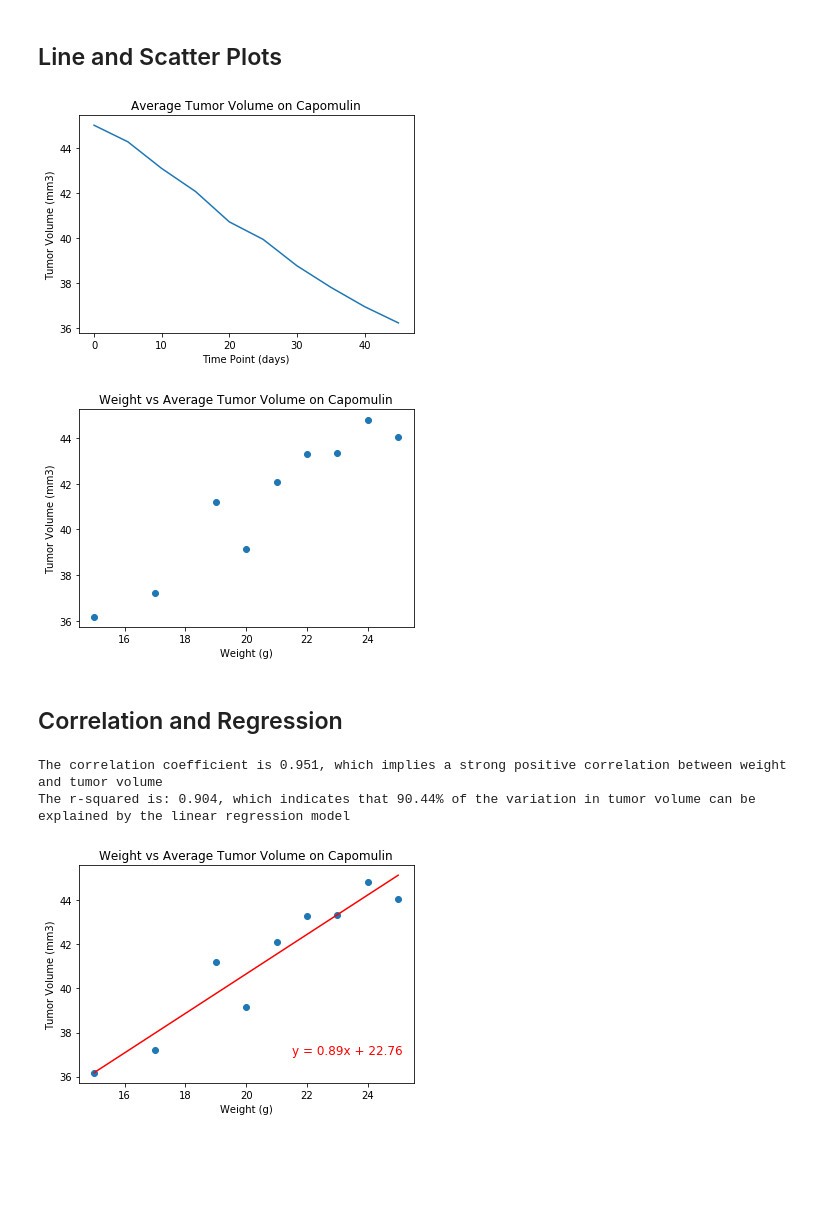
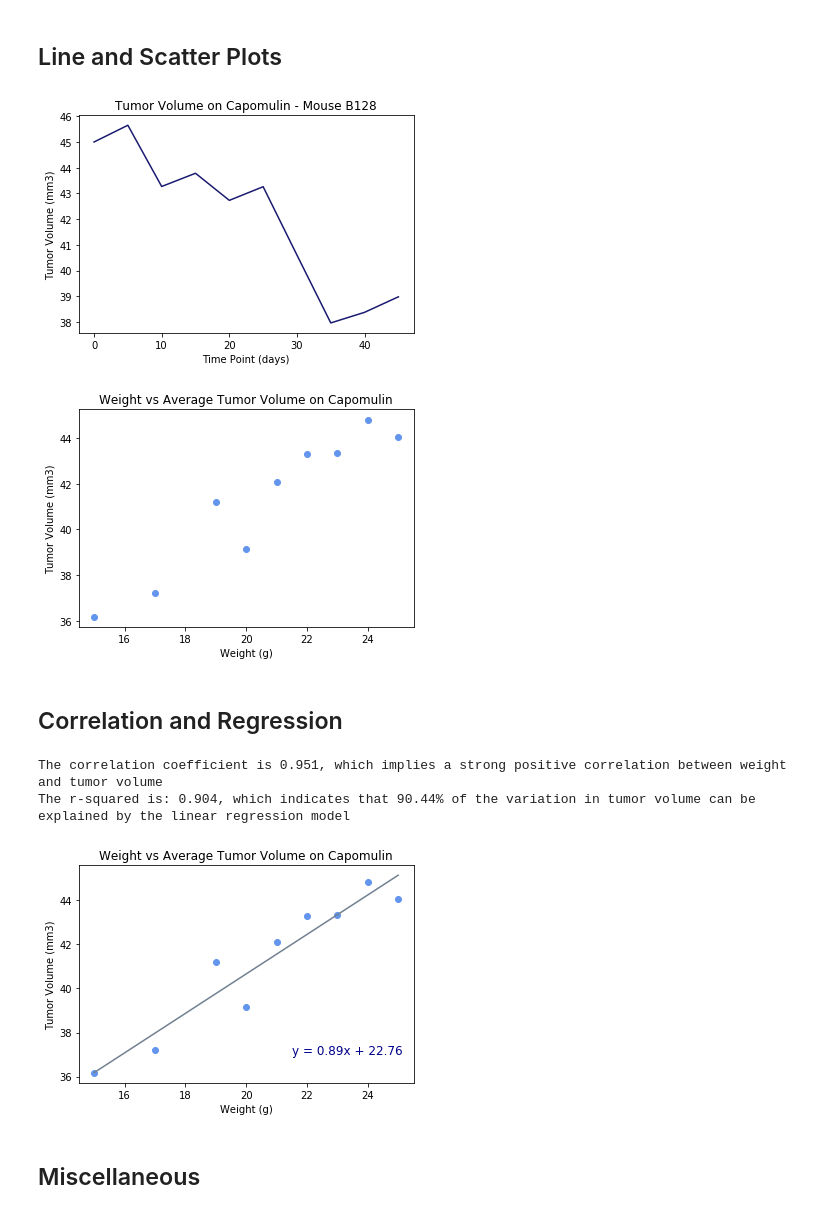
Before and after one commit to tkolencherry/SMU_Homework, a Jupyter notebook: 05-Matplotlib/Instructions/Pymaceuticals/pymaceuticals_starter.ipynb, the cells around one changed output. Cells and saved outputs as stored; diff of their text form; code cells hidden in the pictures; blank space fills up the shorter version.

```diff
--- a/05-Matplotlib/Instructions/Pymaceuticals/pymaceuticals_starter.ipynb
+++ b/05-Matplotlib/Instructions/Pymaceuticals/pymaceuticals_starter.ipynb
@@ -221,18 +243,18 @@ There are no potential outliers for ['Placebo', 'Capomulin', 'Ramicane', 'Propri
 # %%
 # Find all rows for mice treated with Capomulin. Then group by the time point and find
     #the average tumor volume at each timepoint
 
-tumor_time = study_data_clean.loc[study_data_clean['Drug Regimen'] ==
-                     'Capomulin'].groupby('Timepoint').mean()['Tumor Volume (mm3)']
+tumor_time = study_data_clean.loc[study_data_clean['Mouse ID'] ==
+                     'b128'][['Timepoint','Tumor Volume (mm3)']]
 
 #plot
-plt.plot(tumor_time.index,tumor_time.values)
-plt.title("Average Tumor Volume on Capomulin")
+plt.plot(tumor_time.Timepoint,tumor_time['Tumor Volume (mm3)'], color = 'midnightblue')
+plt.title("Tumor Volume on Capomulin - Mouse B128")
 plt.xlabel("Time Point (days)")
 plt.ylabel("Tumor Volume (mm3)")
 plt.show()
 # %% [output]
-[figure, old version]
+[figure, new version]
 # %%
 # Find all rows for mice treated with Capomulin. Then group by their weights and find
     #the average tumor volume at each weight
@@ -240,13 +262,13 @@ tumor_values = study_data_clean.loc[study_data_clean['Drug Regimen'] == 'Capomul
     "Weight (g)").mean()['Tumor Volume (mm3)']
 
 #Plot the data in a scatter plot
-plt.scatter(tumor_values.index, tumor_values.values)
+plt.scatter(tumor_values.index, tumor_values.values, color = 'cornflowerblue')
 plt.title("Weight vs Average Tumor Volume on Capomulin")
 plt.xlabel("Weight (g)")
 plt.ylabel("Tumor Volume (mm3)")
 plt.show()
 # %% [output]
-[figure, old version]
+[figure, new version]
 # %% [markdown]
 ## Correlation and Regression
 # %%
@@ -265,9 +287,9 @@ regress_vals = tumor_values.index * regress.slope + regress.intercept
 regress_eq = "y = " + str(round(regress.slope,2)) + "x + " + str(round(regress.intercept,2))
 
 #Re-plot the scatter plot and add in the regression equation and line
-plt.scatter(tumor_values.index, tumor_values.values)
-plt.plot(tumor_values.index,regress_vals,"r-")
-plt.annotate(regress_eq,(21.5,37),fontsize=12,color="red")
+plt.scatter(tumor_values.index, tumor_values.values, color = 'cornflowerblue')
+plt.plot(tumor_values.index,regress_vals, color = 'slategrey')
+plt.annotate(regress_eq,(21.5,37),fontsize=12,color= 'darkblue')
 plt.title("Weight vs Average Tumor Volume on Capomulin")
 plt.xlabel("Weight (g)")
 plt.ylabel("Tumor Volume (mm3)")
@@ -277,4 +299,6 @@ plt.show()
 # %% [output]
 The correlation coefficient is 0.951, which implies a strong positive correlation between weight and tumor volume
 The r-squared is: 0.904, which indicates that 90.44% of the variation in tumor volume can be explained by the linear regression model
-[figure, old version]
+[figure, new version]
+# %% [markdown]
+## Miscellaneous
```
Also changed, not shown: parts of 9 cells of this notebook.
